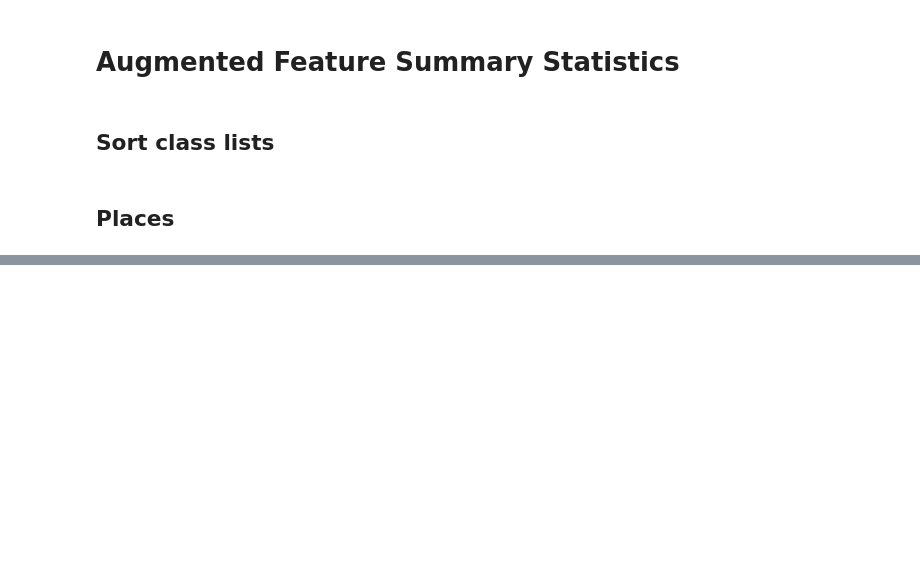
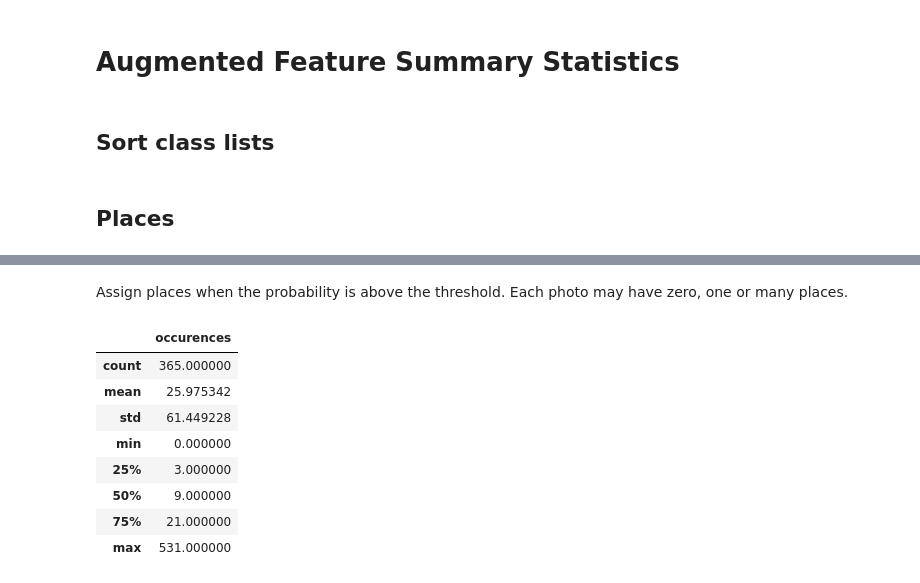
Before and after one commit to obrookes/privacy_decisions, a Jupyter notebook: augmented_feature_summary_stats.ipynb, the cells around one changed output, grey strips where cells are left out. Drawn from its saved outputs; the diff is of its cells as text; code cells hidden in the pictures; blank space fills up the shorter version.

```diff
--- a/augmented_feature_summary_stats.ipynb
+++ b/augmented_feature_summary_stats.ipynb
@@ -11,3 +10,6 @@ bool_data = data.copy()
+# %%
+bool_data = data.copy()
+bool_data2 = data.copy()
 # %%
 threshold = 0.4
 # %% [markdown]
@@ -69,3 +87,33 @@ px.bar(
 # %% [output]
 [interactive output not drawn]
 [interactive output not drawn]
+# %% [markdown]
+Assign places when the probability is above the threshold. Each photo may have zero, one or many places.
+# %%
+bool_data2[places] = data[places] > threshold
+# %%
+place_data2 = (
+    pd.DataFrame(
+        bool_data2[places]
+        .astype(int)
+        .sum()
+    )
+    .sort_values(0, ascending=False)
+    .reset_index()
+    .rename(
+        columns={"index": "place", 0: "occurences"}
+    )
+)
+place_data2["place"] = place_data2["place"].apply(lambda x: x[6:])
+# %%
+place_data2.describe()
+# %% [output]
+|  | occurences |
+| count | 365.000000 |
+| mean | 25.975342 |
+| std | 61.449228 |
+| min | 0.000000 |
+| 25% | 3.000000 |
+| 50% | 9.000000 |
+| 75% | 21.000000 |
+| max | 531.000000 |
```
Also changed, not shown: parts of 6 cells of this notebook.
